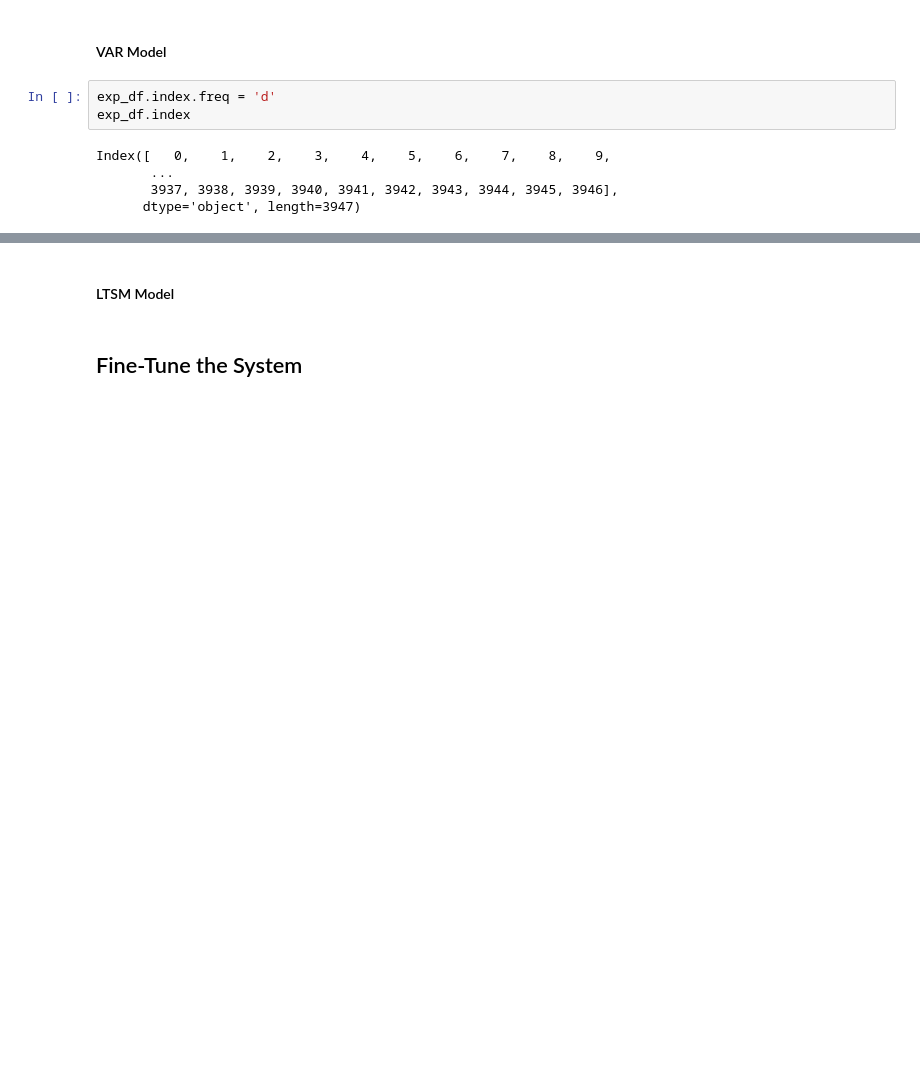
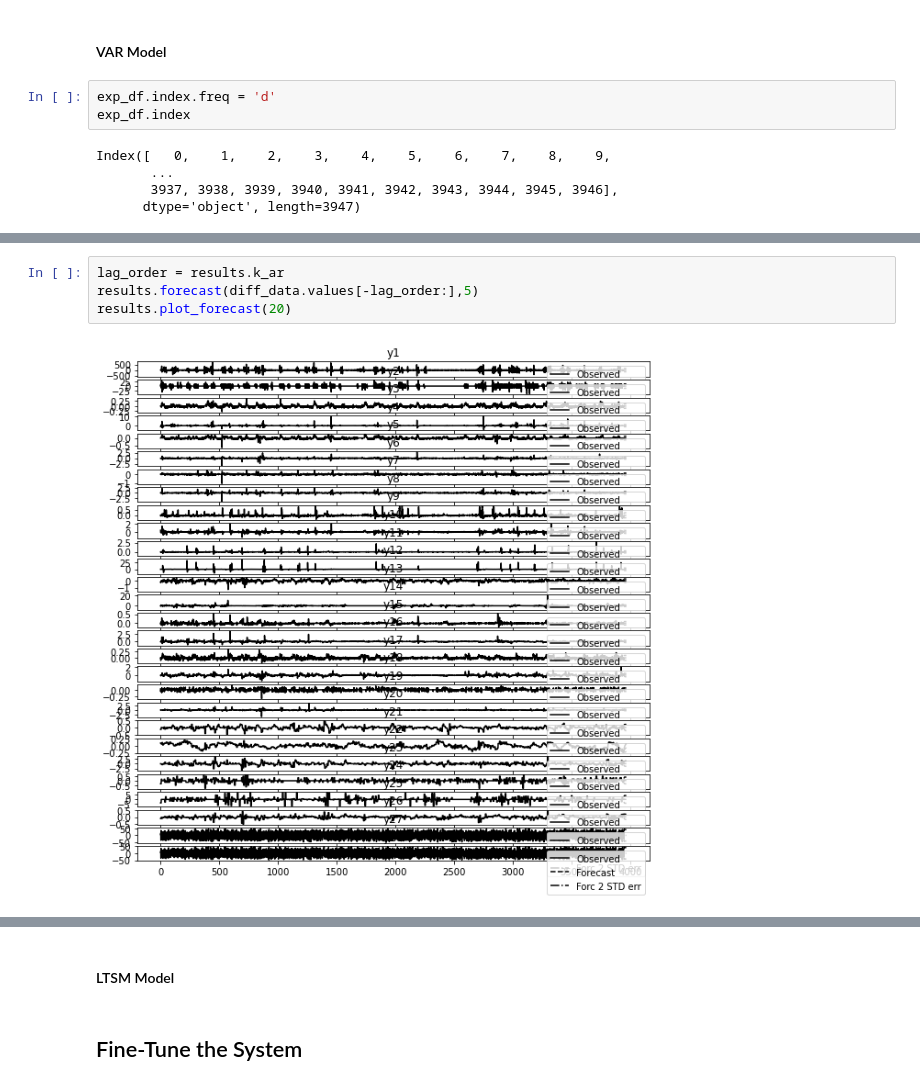
Before and after one commit to parksjr5/Energy_Forecasting, a Jupyter notebook: timeseries_new.ipynb, the cells around one changed output, grey strips where cells are left out. Cells and saved outputs as stored; diff of their text form; blank space fills up the shorter version.

Commit message:
made a graph and forecast

```diff
--- a/timeseries_new.ipynb
+++ b/timeseries_new.ipynb
@@ -470,3 +470,9 @@ y25    0.010401 -0.003845 -0.019707  0.000564  0.005701  0.002020  0.020595 -0.0
 y26   -0.012294  0.013196  0.001972  0.003164  0.006476  0.045017  0.010569  0.022977  0.029691  0.030343 -0.022083 -0.001925  0.008255  0.107115 -0.046468 -0.047617 -0.000023  0.011118 -0.007021  0.0 ...
 y27   -0.004840 -0.014496 -0.005669  0.005403  0.010063 -0.006366  0.008978 -0.015752  0.005507  0.007354 -0.003293 -0.022321 -0.022961 -0.002628 -0.006146  0.024519  0.003245  0.026258  0.013646 -0.0 ...
 y28   -0.004840 -0.014496 -0.005669  0.005403  0.010063 -0.006366  0.008978 -0.015752  0.005507  0.007354 -0.003293 -0.022321 -0.022961 -0.002628 -0.006146  0.024519  0.003245  0.026258  0.013646 -0.0 ...
+# %%
+lag_order = results.k_ar
+results.forecast(diff_data.values[-lag_order:],5)
+results.plot_forecast(20)
+# %% [output]
+[figure, added]
```
Also changed, not shown: parts of 1 cell of this notebook.
